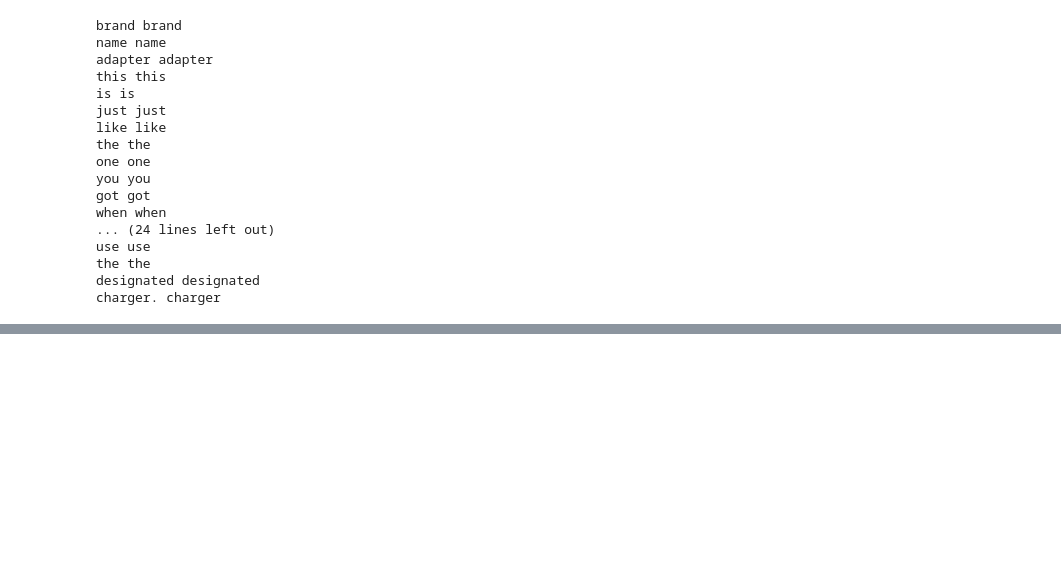
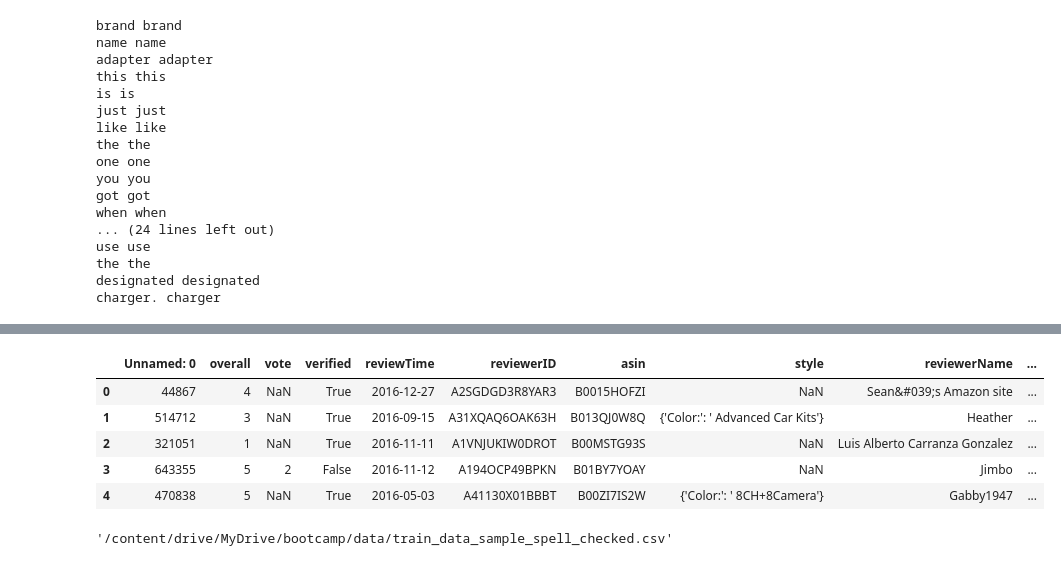
Before and after one commit to ahmadmolla1995/Quera_Bootcamp_Final_Project, a Jupyter notebook: Question2/Sentiment Analysis/Untitled5.ipynb, the cells around one changed output, grey strips where cells are left out. Drawn from its saved outputs; the diff is of its cells as text; code cells hidden in the pictures; blank space fills up the shorter version.

```diff
--- a/Question2/Sentiment Analysis/Untitled5.ipynb
+++ b/Question2/Sentiment Analysis/Untitled5.ipynb
@@ -234,0 +348,12 @@ for i in range(100):
+# %%
+train_data_sample_path = f'{folder_path}/train_data_sample.csv'
+train_data_sample = pd.read_csv(train_data_sample_path)
+# %%
+train_data_sample.head()
+# %% [output]
+|  | Unnamed: 0 | overall | vote | verified | reviewTime | reviewerID | asin | style | reviewerName | ... |
+| 0 | 44867 | 4 | NaN | True | 2016-12-27 | A2SGDGD3R8YAR3 | B0015HOFZI | NaN | Sean&#039;s Amazon site | ... |
+| 1 | 514712 | 3 | NaN | True | 2016-09-15 | A31XQAQ6OAK63H | B013QJ0W8Q | {'Color:': ' Advanced Car Kits'} | Heather | ... |
+| 2 | 321051 | 1 | NaN | True | 2016-11-11 | A1VNJUKIW0DROT | B00MSTG93S | NaN | Luis Alberto Carranza Gonzalez | ... |
+| 3 | 643355 | 5 | 2 | False | 2016-11-12 | A194OCP49BPKN | B01BY7YOAY | NaN | Jimbo | ... |
+| 4 | 470838 | 5 | NaN | True | 2016-05-03 | A41130X01BBBT | B00ZI7IS2W | {'Color:': ' 8CH+8Camera'} | Gabby1947 | ... |
@@ -234,0 +366,7 @@ for i in range(100):
+# %%
+import shutil
+
+train_data_sample.to_csv('train_data_sample_spell_checked.csv')
+shutil.move('/content/train_data_sample_spell_checked.csv', f'{folder_path}/train_data_sample_spell_checked.csv')
+# %% [output]
+'/content/drive/MyDrive/bootcamp/data/train_data_sample_spell_checked.csv'
```
Also changed, not shown: parts of 24 cells of this notebook.
